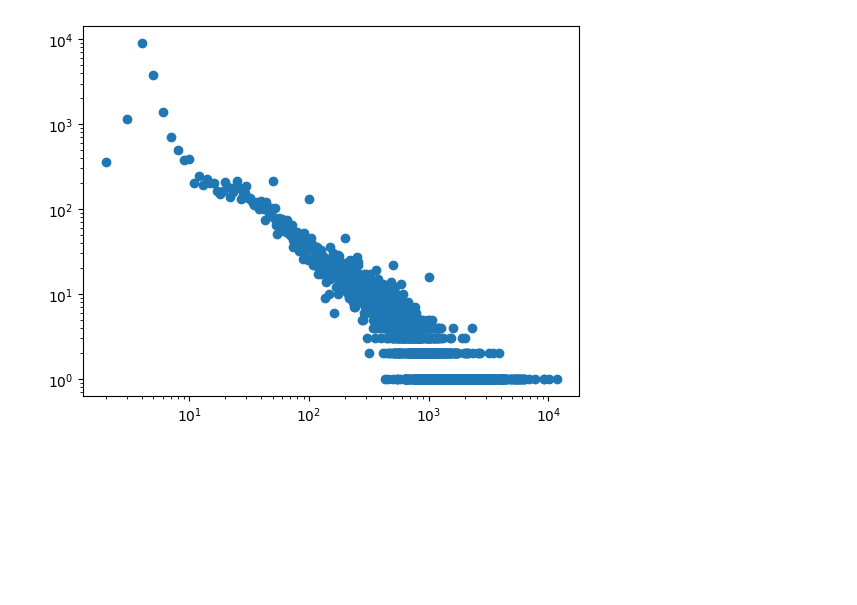
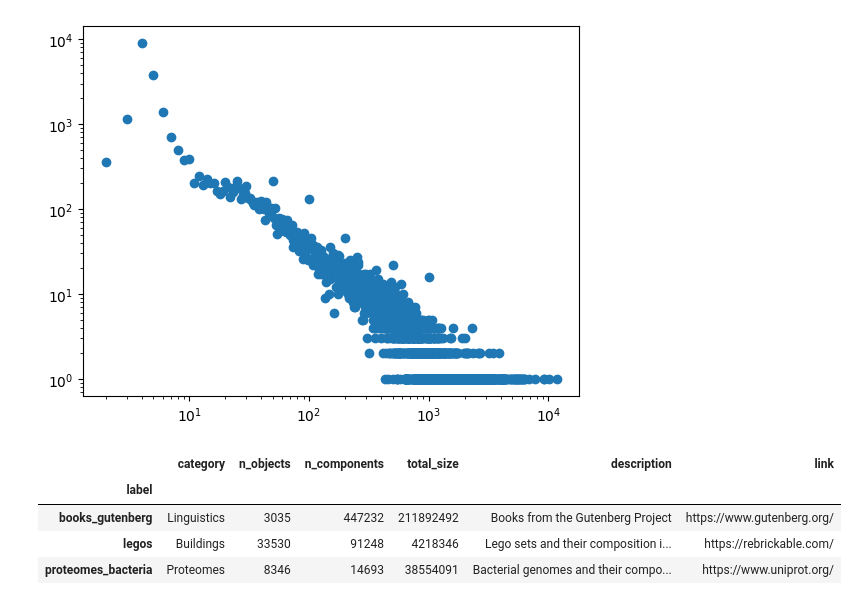
Before and after one commit to amazzoli/ComponentSystemsData, a Jupyter notebook: tutorials/1_Load_system.ipynb, the cells around one changed output. Cells and saved outputs as stored; diff of their text form; code cells hidden in the pictures; blank space fills up the shorter version.

```diff
--- a/tutorials/1_Load_system.ipynb
+++ b/tutorials/1_Load_system.ipynb
@@ -100,3 +169,11 @@ ax = plt.subplot()
 ax = pu.plot_count_hist_nobin(ax, sizes)
 # %% [output]
 [figure]
+# %%
+metadata
+# %% [output]
+|  | category | n_objects | n_components | total_size | description | link |
+| label |  |  |  |  |  |  |
+| books_gutenberg | Linguistics | 3035 | 447232 | 211892492 | Books from the Gutenberg Project | https://www.gutenberg.org/ |
+| legos | Buildings | 33530 | 91248 | 4218346 | Lego sets and their composition i... | https://rebrickable.com/ |
+| proteomes_bacteria | Proteomes | 8346 | 14693 | 38554091 | Bacterial genomes and their compo... | https://www.uniprot.org/ |
```
Also changed, not shown: parts of 9 cells of this notebook.
